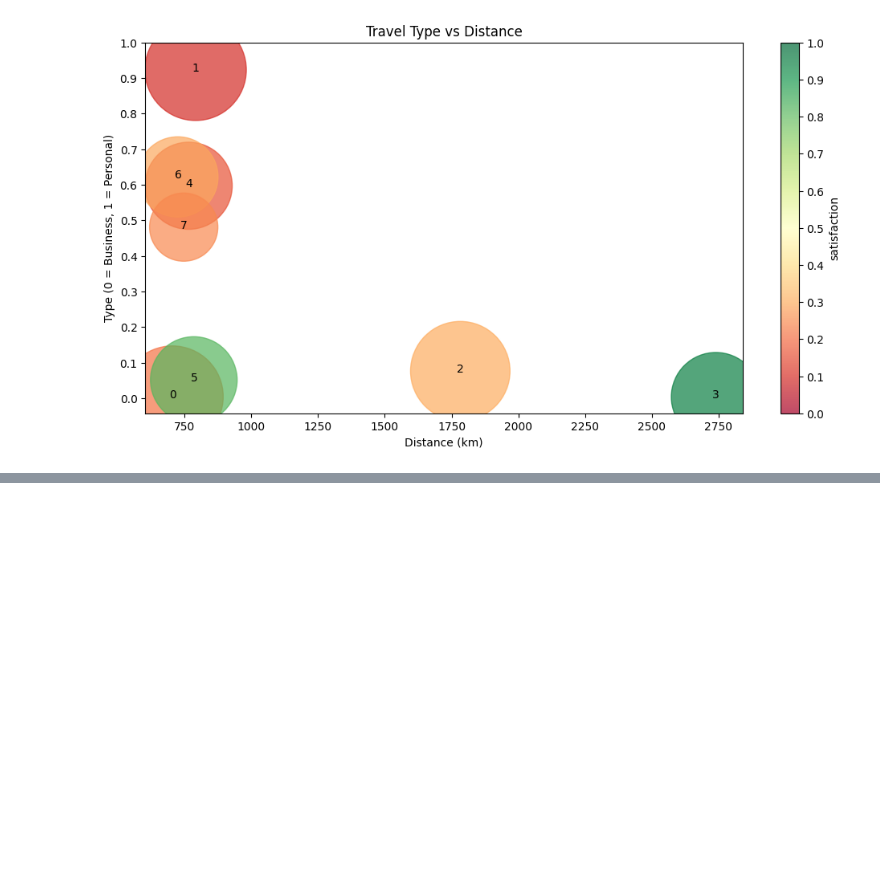
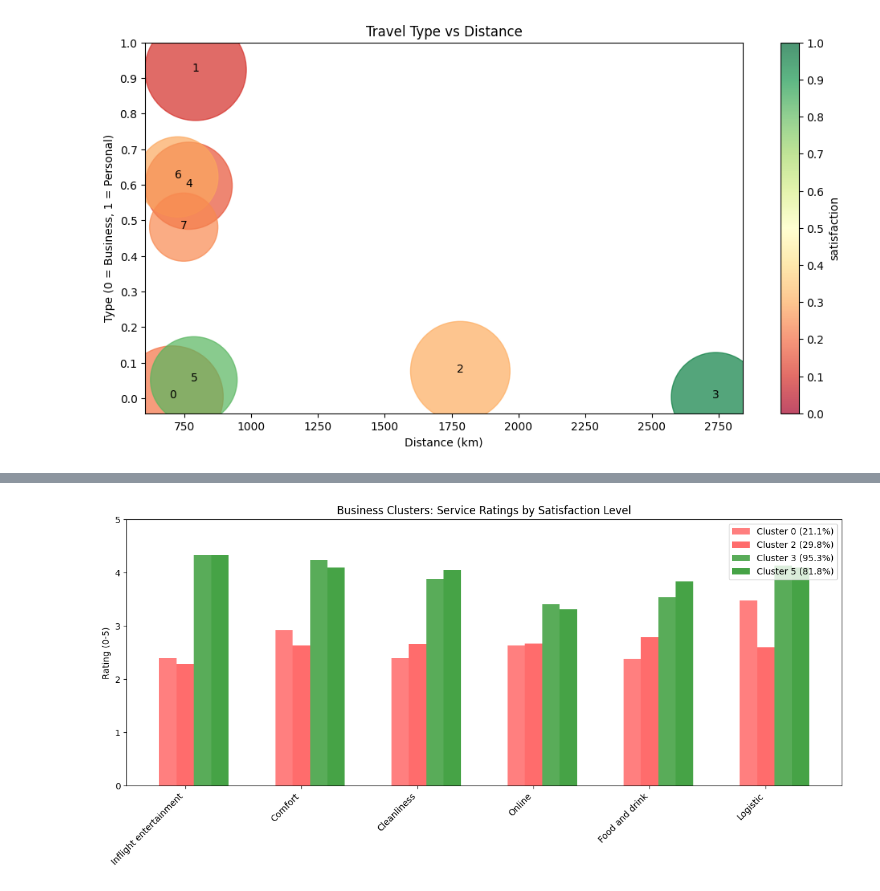
Before and after one commit to serafi-nebot-uib/ia_2025, a Jupyter notebook: notebooks/practica-3/main.ipynb, the cells around one changed output, grey strips where cells are left out. Cells and saved outputs as stored; diff of their text form; code cells hidden in the pictures; blank space fills up the shorter version.

```diff
--- a/notebooks/practica-3/main.ipynb
+++ b/notebooks/practica-3/main.ipynb
@@ -320,4 +349,5 @@ plt.show()
 # %%
+cluster = kmeans_satisfaction(8, ax_8, "8 clusters")
 summary = cluster.groupby("cluster").mean()
 
 from matplotlib.axes import Axes
@@ -396,0 +382,23 @@ summary[summary["Class_Business"] > 0.5]
+# %%
+business_clusters = summary[summary["Type of Travel_Personal Travel"] < 0.2].copy()
+
+fig, ax = plt.subplots(figsize=(12, 6))
+x = np.arange(len(lvlcols))
+width = 0.15
+
+for i, (idx, row) in enumerate(business_clusters.iterrows()):
+  color = "green" if row["satisfaction"] > 0.5 else "red"
+  alpha = 0.5 + 0.3 * (i / len(business_clusters))
+  ax.bar(x + i * width, [row[col] for col in lvlcols], width,
+         label=f"Cluster {idx} ({row['satisfaction']:.1%})", color=color, alpha=alpha)
+
+ax.set_xticks(x + width)
+ax.set_xticklabels(lvlcols, rotation=45, ha="right")
+ax.set_ylabel("Rating (0-5)")
+ax.set_ylim(0, 5)
+ax.set_title("Business Clusters: Service Ratings by Satisfaction Level")
+ax.legend()
+plt.tight_layout()
+plt.show()
+# %% [output]
+[figure, added]
```
Also changed, not shown: parts of 29 cells of this notebook.
